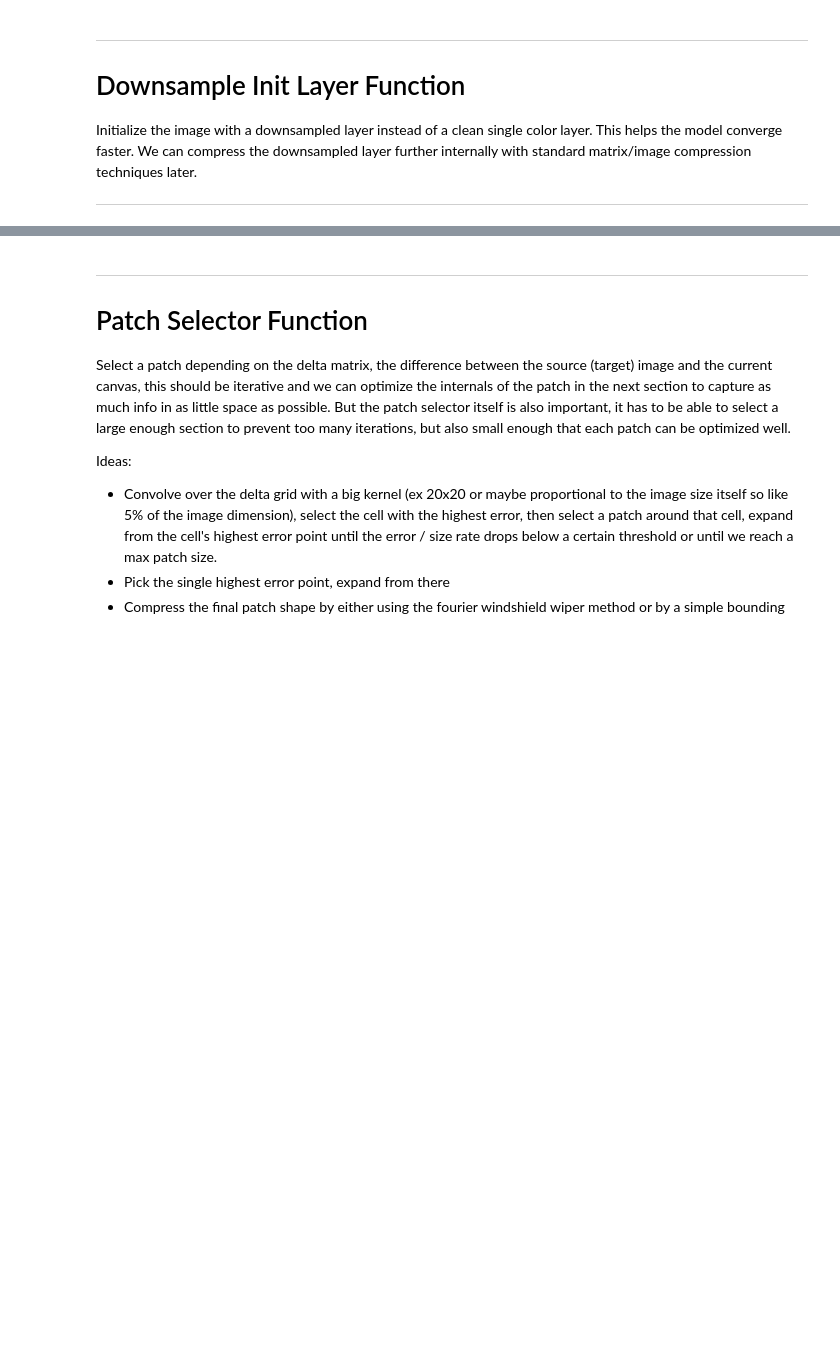
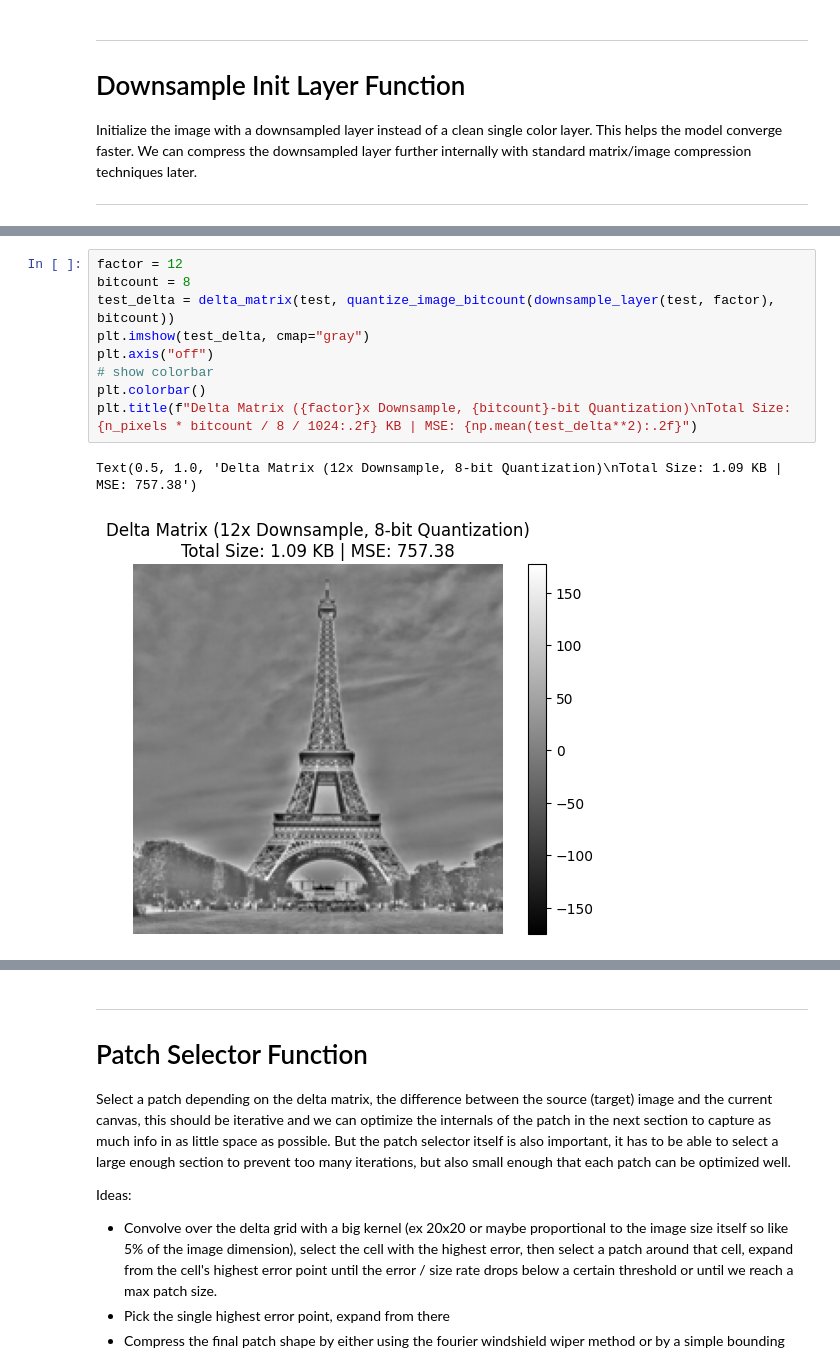
Before and after one commit to EgeEken/PBC, a Jupyter notebook: PBC3_DEV.ipynb, the cells around one changed output, grey strips where cells are left out. Drawn from its saved outputs; the diff is of its cells as text; blank space fills up the shorter version.

```diff
--- a/PBC3_DEV.ipynb
+++ b/PBC3_DEV.ipynb
@@ -41,0 +155,12 @@ Initialize the image with a downsampled layer instead of a clean single color la
+# %%
+factor = 12
+bitcount = 8
+test_delta = delta_matrix(test, quantize_image_bitcount(downsample_layer(test, factor), bitcount))
+plt.imshow(test_delta, cmap="gray")
+plt.axis("off")
+# show colorbar
+plt.colorbar()
+plt.title(f"Delta Matrix ({factor}x Downsample, {bitcount}-bit Quantization)\nTotal Size: {n_pixels * bitcount / 8 / 1024:.2f} KB | MSE: {np.mean(test_delta**2):.2f}")
+# %% [output]
+Text(0.5, 1.0, 'Delta Matrix (12x Downsample, 8-bit Quantization)\nTotal Size: 1.09 KB | MSE: 757.38')
+[figure, added]
```
Also changed, not shown: parts of 8 cells of this notebook.
